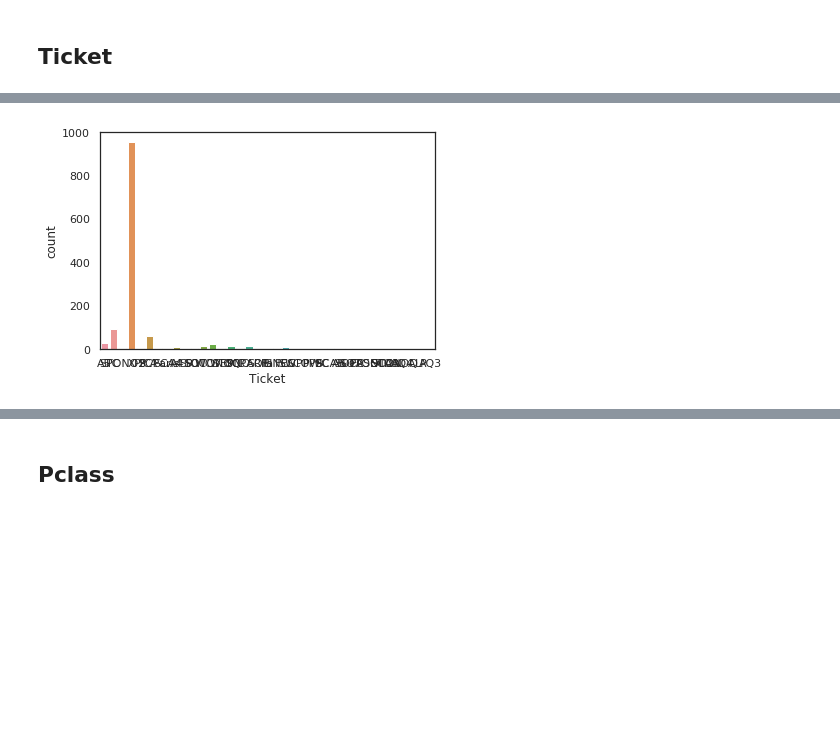
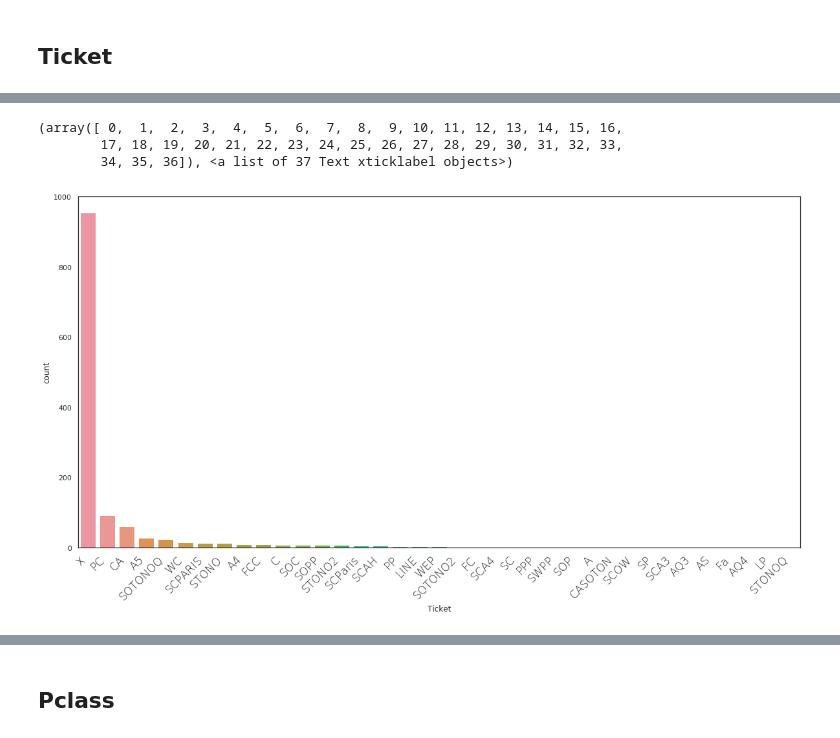
Before and after one commit to yuki678/kaggle, a Jupyter notebook: Titanic/Titanic Ensemble Model Test.ipynb, the cells around one changed output, grey strips where cells are left out. Drawn from its saved outputs; the diff is of its cells as text; code cells hidden in the pictures; blank space fills up the shorter version.

```diff
--- a/Titanic/Titanic Ensemble Model Test.ipynb
+++ b/Titanic/Titanic Ensemble Model Test.ipynb
@@ -561,8 +564,19 @@ SOTONOQ
 3         X
 4         X
 Name: Ticket, dtype: object
-# %%
-g = sns.countplot(dataset["Ticket"])
-# %% [output]
-[figure, removed]
+# %%
+# Check the group by numbers
+plt.figure(figsize=(20,10))
+g = sns.countplot(dataset["Ticket"], order=dataset['Ticket'].value_counts().index)
+plt.xticks(
+    rotation=45,
+    horizontalalignment='right',
+    fontweight='light',
+    fontsize='x-large'
+)
+# %% [output]
+(array([ 0,  1,  2,  3,  4,  5,  6,  7,  8,  9, 10, 11, 12, 13, 14, 15, 16,
+        17, 18, 19, 20, 21, 22, 23, 24, 25, 26, 27, 28, 29, 30, 31, 32, 33,
+        34, 35, 36]), <a list of 37 Text xticklabel objects>)
+[figure, added]
 # %%
```
Also changed, not shown: parts of 32 cells of this notebook.
